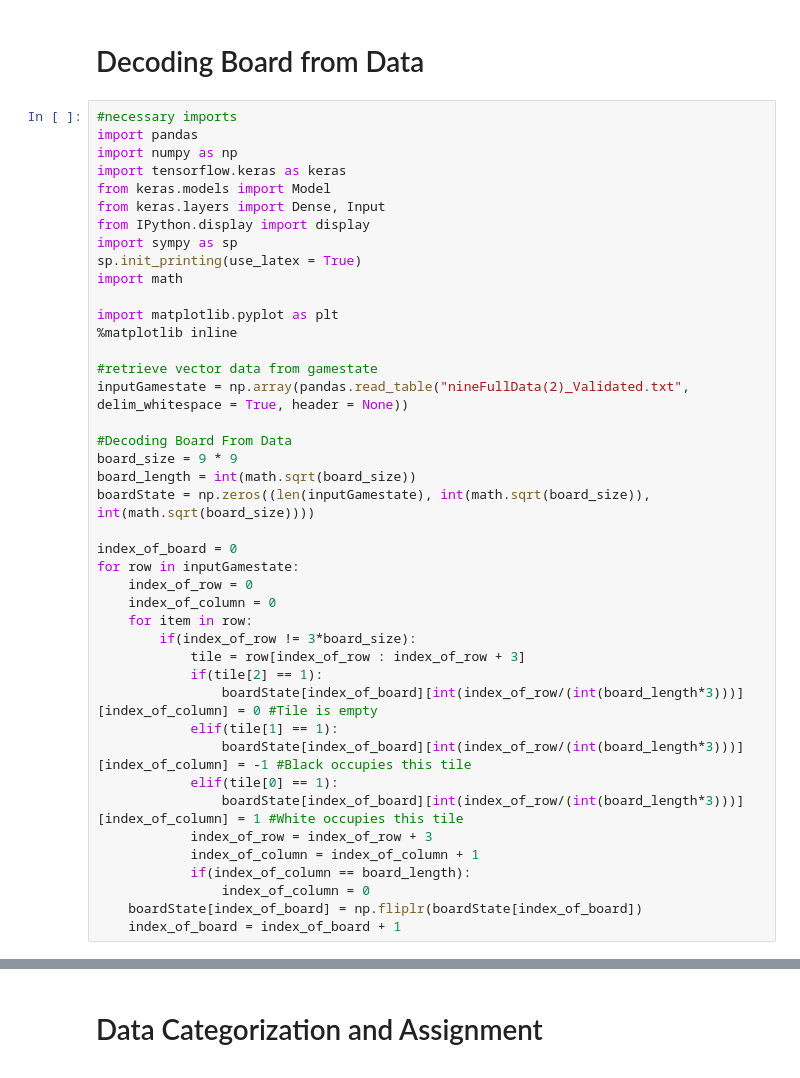
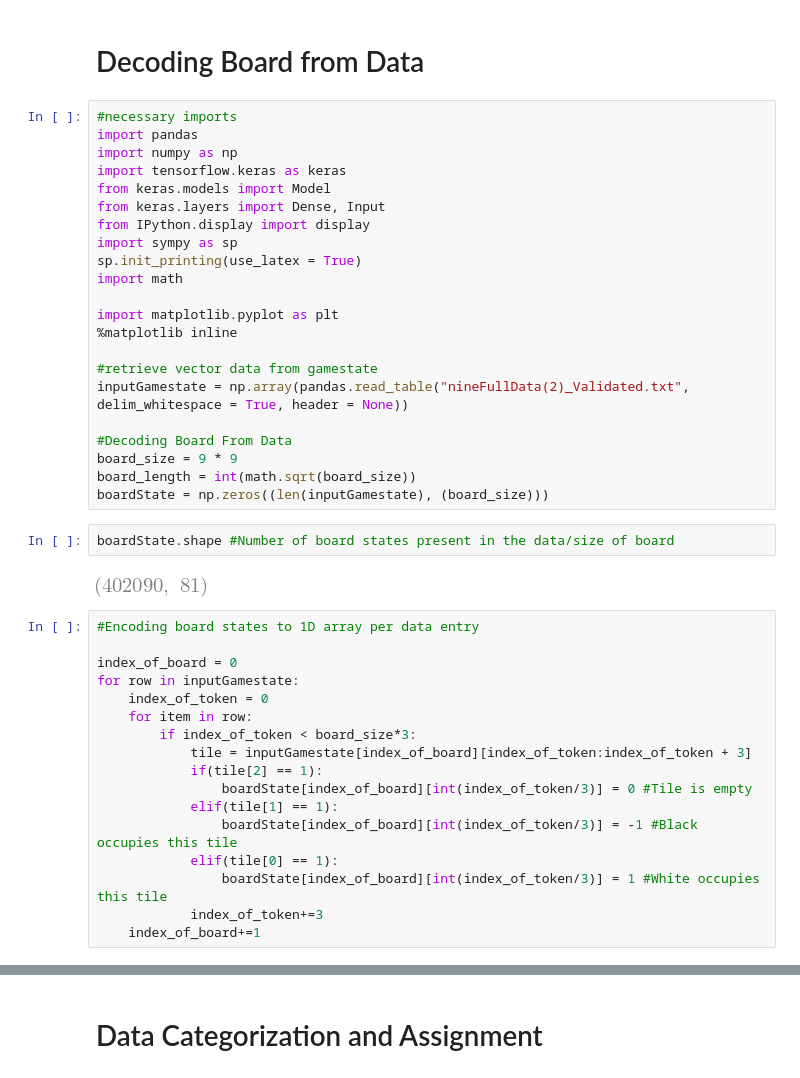
Before and after one commit to CSCI4850/s21-team6-project, a Jupyter notebook: GOnet.ipynb, the cells around one changed output, grey strips where cells are left out. Saved outputs shown, nothing was run; the diff lists cells and outputs as text.

```diff
--- a/GOnet.ipynb
+++ b/GOnet.ipynb
@@ -21,24 +21,25 @@ inputGamestate = np.array(pandas.read_table("nineFullData(2)_Validated.txt", del
 #Decoding Board From Data
 board_size = 9 * 9
 board_length = int(math.sqrt(board_size))
-boardState = np.zeros((len(inputGamestate), int(math.sqrt(board_size)), int(math.sqrt(board_size))))
-
-index_of_board = 0
-for row in inputGamestate:
-    index_of_row = 0
-    index_of_column = 0
-    for item in row:
-        if(index_of_row != 3*board_size):
-            tile = row[index_of_row : index_of_row + 3]
-            if(tile[2] == 1):
-                boardState[index_of_board][int(index_of_row/(int(board_length*3)))][index_of_column] = 0 #Tile is empty
-            elif(tile[1] == 1):
-                boardState[index_of_board][int(index_of_row/(int(board_length*3)))][index_of_column] = -1 #Black occupies this tile
-            elif(tile[0] == 1):
-                boardState[index_of_board][int(index_of_row/(int(board_length*3)))][index_of_column] = 1 #White occupies this tile
-            index_of_row = index_of_row + 3
-            index_of_column = index_of_column + 1
-            if(index_of_column == board_length):
-                index_of_column = 0
-    boardState[index_of_board] = np.fliplr(boardState[index_of_board])
-    index_of_board = index_of_board + 1
+boardState = np.zeros((len(inputGamestate), (board_size)))
+# %%
+boardState.shape #Number of board states present in the data/size of board
+# %% [output]
+[figure, added]
+# %%
+#Encoding board states to 1D array per data entry
+
+index_of_board = 0
+for row in inputGamestate:
+    index_of_token = 0
+    for item in row:
+        if index_of_token < board_size*3:
+            tile = inputGamestate[index_of_board][index_of_token:index_of_token + 3]
+            if(tile[2] == 1):
+                boardState[index_of_board][int(index_of_token/3)] = 0 #Tile is empty
+            elif(tile[1] == 1):
+                boardState[index_of_board][int(index_of_token/3)] = -1 #Black occupies this tile
+            elif(tile[0] == 1):
+                boardState[index_of_board][int(index_of_token/3)] = 1 #White occupies this tile
+            index_of_token+=3
+    index_of_board+=1
```
Also changed, not shown: parts of 6 cells of this notebook.
